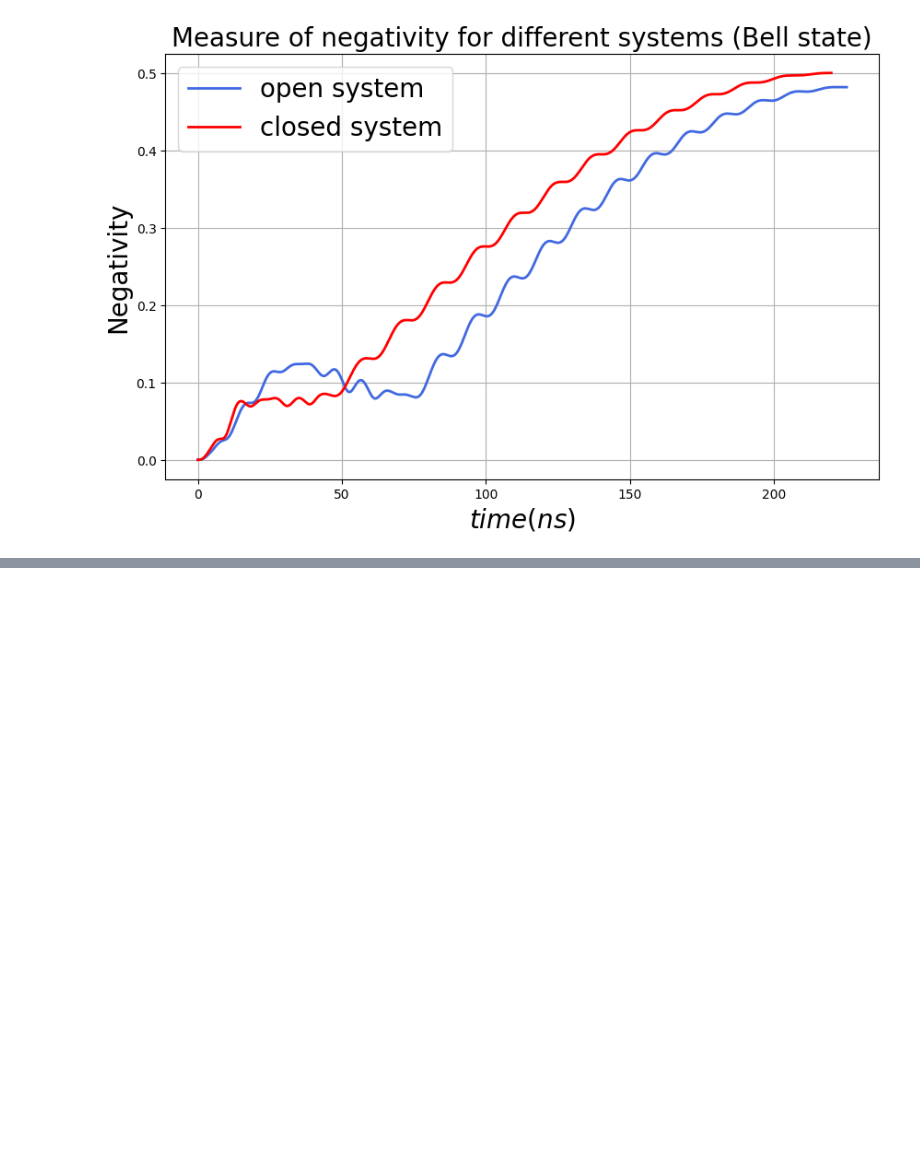
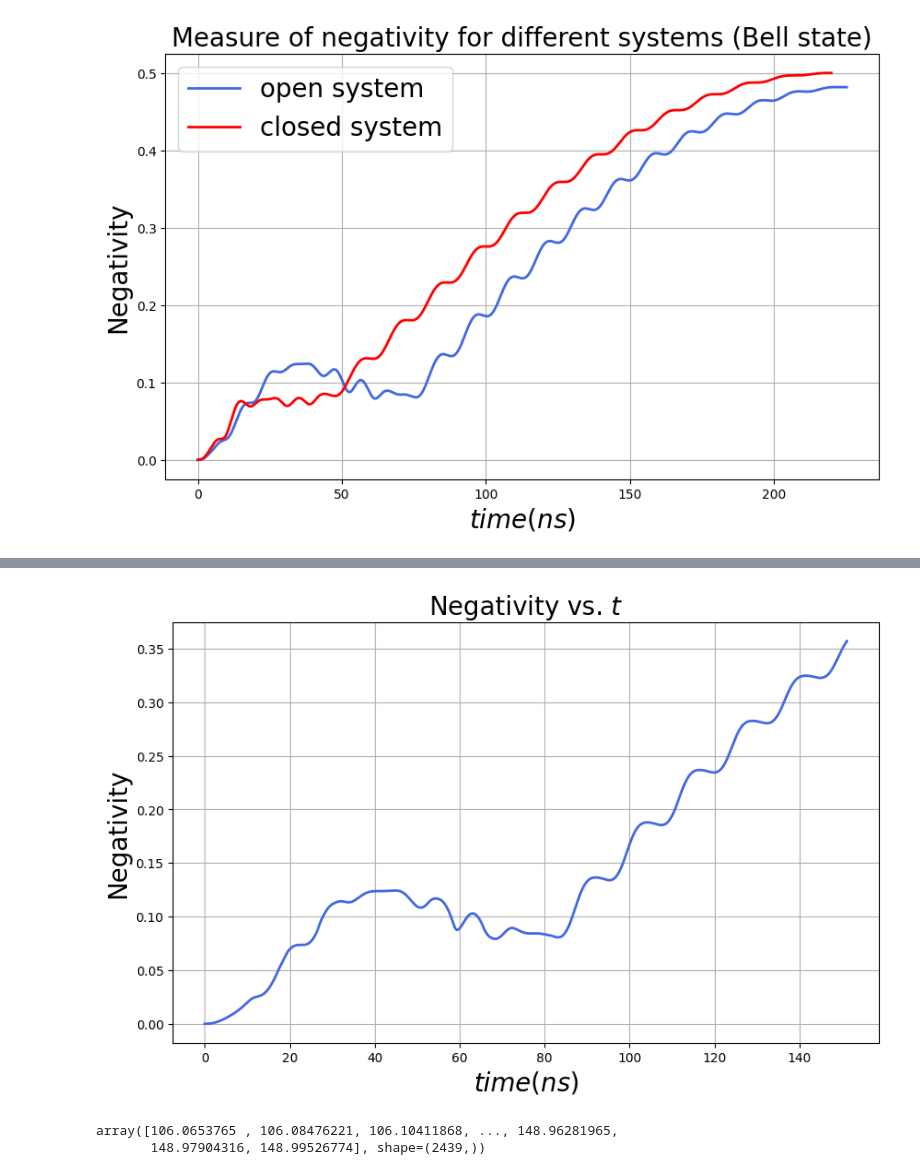
Before and after one commit to delaossaramiro/reparing-pre-established-quantum-correlations-with-pulse-level-control, a Jupyter notebook: Lindblad_equation/polulation_negativity_two_qubits_open_and_close_system.ipynb, the cells around one changed output, grey strips where cells are left out. Saved outputs shown, nothing was run; the diff lists cells and outputs as text; code cells hidden in the pictures; blank space fills up the shorter version.

```diff
--- a/Lindblad_equation/polulation_negativity_two_qubits_open_and_close_system.ipynb
+++ b/Lindblad_equation/polulation_negativity_two_qubits_open_and_close_system.ipynb
@@ -521,0 +584,14 @@ NameError: name 'evol_open' is not defined
+# %%
+def evol_bell_lindblab(x):
+    signal = esque_pul(x)
+    tiempo_t = signal.duration  # duración total del pulso en pasos de dt
+    sol = solver.solve(
+        t_span=[0, tiempo_t*dt],
+        y0=rho_0,
+        signals=signal,
+        # method="jax_odeint",
+        atol=1e-7,
+        rtol=1e-8
+    )
+
+    return sol
@@ -521,0 +602,34 @@ NameError: name 'evol_open' is not defined
+# %%
+parametros_optimos = [680.4137630830777,0.9208267387996893]
+# %%
+evol_open = evol_bell_lindblab(parametros_optimos)
+# %%
+list_ta  = []
+list_ya = []
+for i in range(len(evol_open.t)):
+    list_ta.append(evol_open.t[i])
+    list_ya.append(nega_open[i])
+
+# list_t  = []
+# list_y = []
+# for i in range(len(evol_open.t)):
+#     list_t.append(evol_open.t[i])
+#     list_y.append(nega_open[i])
+# %%
+fontsize = 20
+
+_, ax = plt.subplots(figsize = (10, 6))
+# plt.rcParams.update({'font.size': fontsize})
+plt.plot(list_ta,  list_ya, color = 'royalblue', linewidth = 2, label = 'Negativity')
+# plt.legend(fontsize = fontsize)
+ax.set_ylabel("Negativity", fontsize = fontsize)
+ax.set_xlabel('$time (ns)$', fontsize = fontsize)
+ax.set_title('Negativity vs. $t$', fontsize = fontsize)
+ax.grid()
+# %% [output]
+[figure, added]
+# %%
+np.array(list_t)
+# %% [output]
+array([106.0653765 , 106.08476221, 106.10411868, ..., 148.96281965,
+       148.97904316, 148.99526774], shape=(2439,))
```
Also changed, not shown: parts of 39 cells of this notebook.
